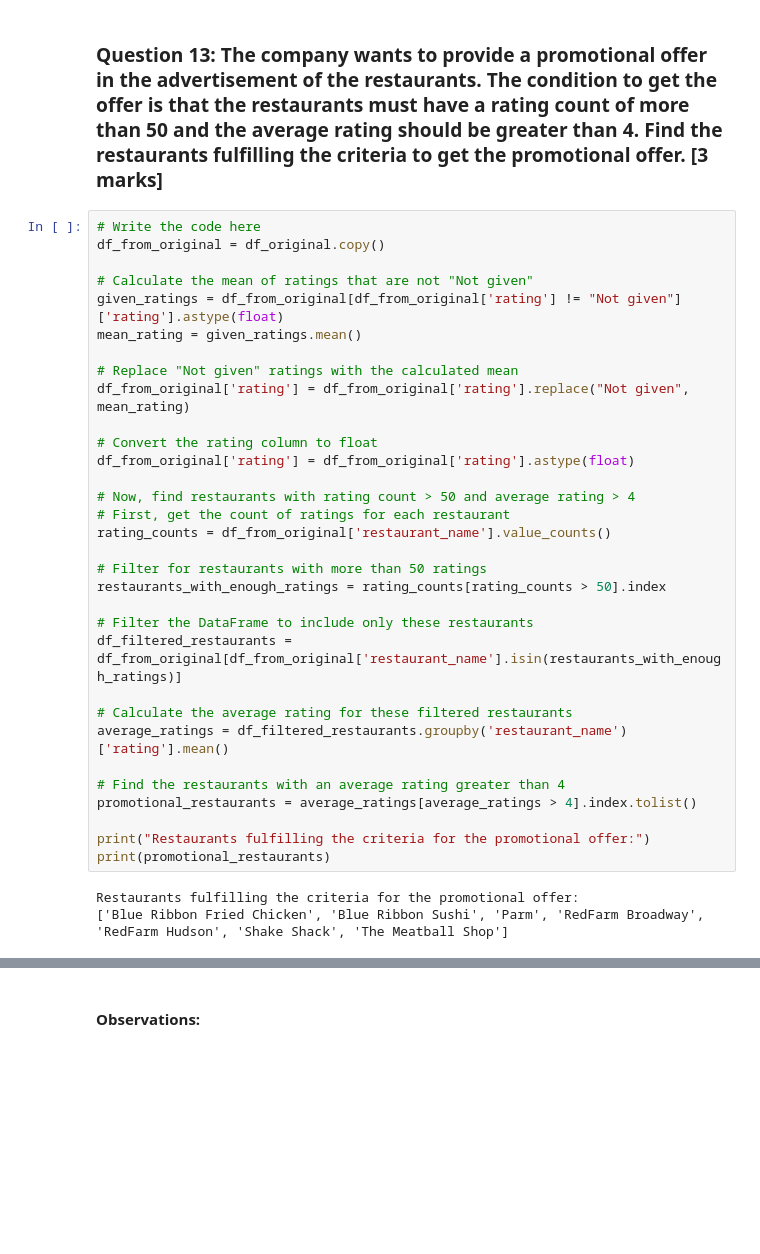
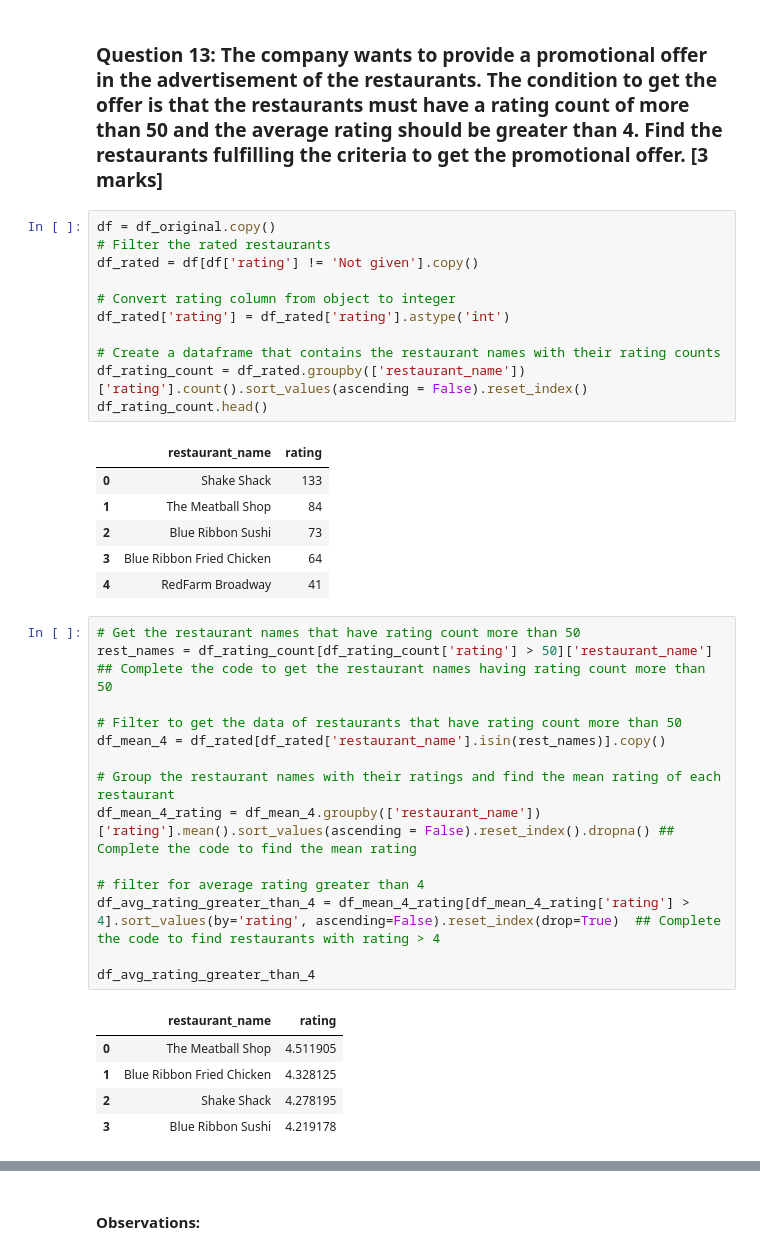
Before and after one commit to SudipKundu2023/Greatlearning, a Jupyter notebook: FoodHubUsecase/PYF_Project_Learner_Notebook_Full_Code.ipynb, the cells around one changed output, grey strips where cells are left out. Saved outputs shown, nothing was run; the diff lists cells and outputs as text; blank space fills up the shorter version.

```diff
--- a/FoodHubUsecase/PYF_Project_Learner_Notebook_Full_Code.ipynb
+++ b/FoodHubUsecase/PYF_Project_Learner_Notebook_Full_Code.ipynb
@@ -460,41 +460,44 @@ plt.show()
 delivery_time and food_preparation_time are strongly co-related in +ve direction. that means as the food_preparation time increases, the delivery_time also increases.
 # %% [markdown]
 ### **Question 13:** The company wants to provide a promotional offer in the advertisement of the restaurants. The condition to get the offer is that the restaurants must have a rating count of more than 50 and the average rating should be greater than 4. Find the restaurants fulfilling the criteria to get the promotional offer. [3 marks]
-# %%
-# Write the code here
-df_from_original = df_original.copy()
-
-# Calculate the mean of ratings that are not "Not given"
-given_ratings = df_from_original[df_from_original['rating'] != "Not given"]['rating'].astype(float)
-mean_rating = given_ratings.mean()
-
-# Replace "Not given" ratings with the calculated mean
-df_from_original['rating'] = df_from_original['rating'].replace("Not given", mean_rating)
-
-# Convert the rating column to float
-df_from_original['rating'] = df_from_original['rating'].astype(float)
-
-# Now, find restaurants with rating count > 50 and average rating > 4
-# First, get the count of ratings for each restaurant
-rating_counts = df_from_original['restaurant_name'].value_counts()
-
-# Filter for restaurants with more than 50 ratings
-restaurants_with_enough_ratings = rating_counts[rating_counts > 50].index
-
-# Filter the DataFrame to include only these restaurants
-df_filtered_restaurants = df_from_original[df_from_original['restaurant_name'].isin(restaurants_with_enough_ratings)]
-
-# Calculate the average rating for these filtered restaurants
-average_ratings = df_filtered_restaurants.groupby('restaurant_name')['rating'].mean()
-
-# Find the restaurants with an average rating greater than 4
-promotional_restaurants = average_ratings[average_ratings > 4].index.tolist()
-
-print("Restaurants fulfilling the criteria for the promotional offer:")
-print(promotional_restaurants)
-# %% [output]
-Restaurants fulfilling the criteria for the promotional offer:
-['Blue Ribbon Fried Chicken', 'Blue Ribbon Sushi', 'Parm', 'RedFarm Broadway', 'RedFarm Hudson', 'Shake Shack', 'The Meatball Shop']
+# %%
+df = df_original.copy()
+# Filter the rated restaurants
+df_rated = df[df['rating'] != 'Not given'].copy()
+
+# Convert rating column from object to integer
+df_rated['rating'] = df_rated['rating'].astype('int')
+
+# Create a dataframe that contains the restaurant names with their rating counts
+df_rating_count = df_rated.groupby(['restaurant_name'])['rating'].count().sort_values(ascending = False).reset_index()
+df_rating_count.head()
+# %% [output]
+|  | restaurant_name | rating |
+| 0 | Shake Shack | 133 |
+| 1 | The Meatball Shop | 84 |
+| 2 | Blue Ribbon Sushi | 73 |
+| 3 | Blue Ribbon Fried Chicken | 64 |
+| 4 | RedFarm Broadway | 41 |
+# %%
+# Get the restaurant names that have rating count more than 50
+rest_names = df_rating_count[df_rating_count['rating'] > 50]['restaurant_name'] ## Complete the code to get the restaurant names having rating count more than 50
+
+# Filter to get the data of restaurants that have rating count more than 50
+df_mean_4 = df_rated[df_rated['restaurant_name'].isin(rest_names)].copy()
+
+# Group the restaurant names with their ratings and find the mean rating of each restaurant
+df_mean_4_rating = df_mean_4.groupby(['restaurant_name'])['rating'].mean().sort_values(ascending = False).reset_index().dropna() ## Complete the code to find the mean rating
+
+# filter for average rating greater than 4
+df_avg_rating_greater_than_4 = df_mean_4_rating[df_mean_4_rating['rating'] > 4].sort_values(by='rating', ascending=False).reset_index(drop=True)  ## Complete the code to find restaurants with rating > 4
+
+df_avg_rating_greater_than_4
+# %% [output]
+|  | restaurant_name | rating |
+| 0 | The Meatball Shop | 4.511905 |
+| 1 | Blue Ribbon Fried Chicken | 4.328125 |
+| 2 | Shake Shack | 4.278195 |
+| 3 | Blue Ribbon Sushi | 4.219178 |
 # %%
 # Write the code here
 
```
Also changed, not shown: parts of 1 cell of this notebook.
